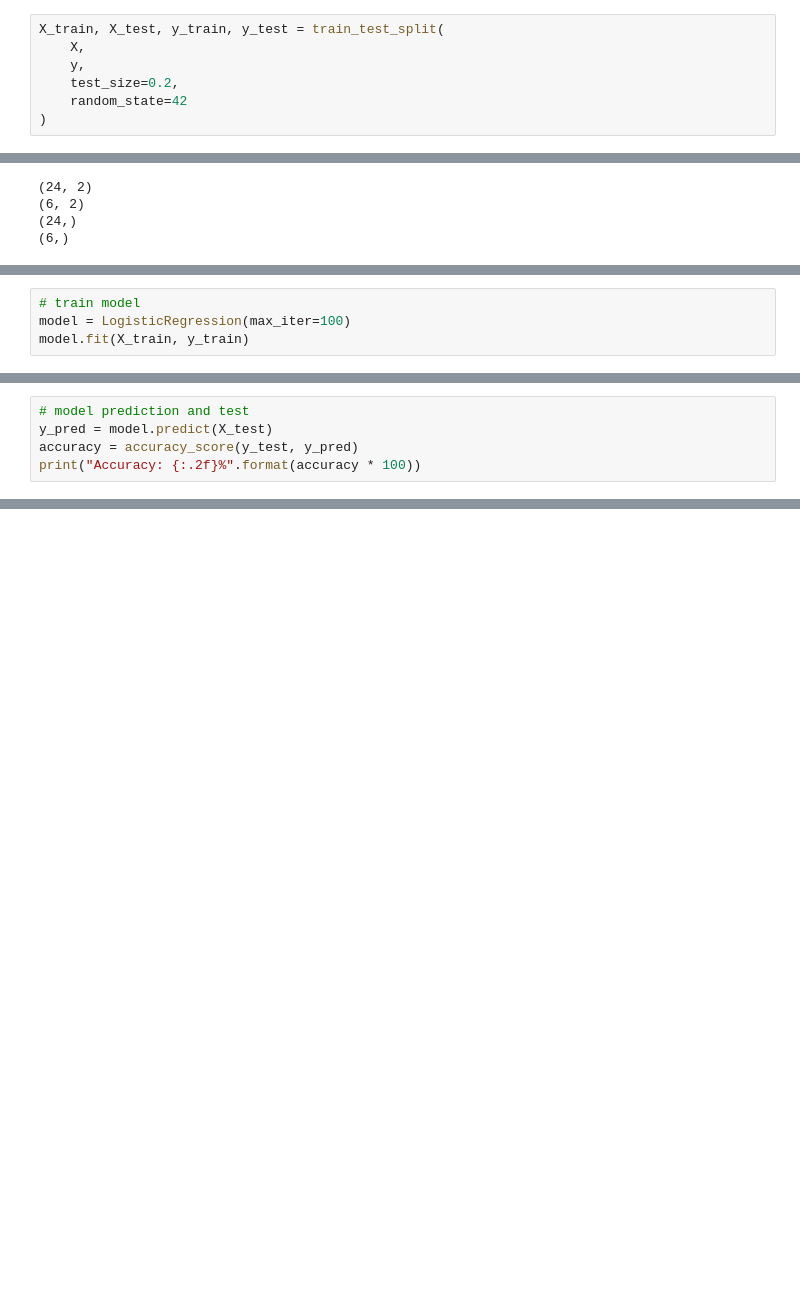
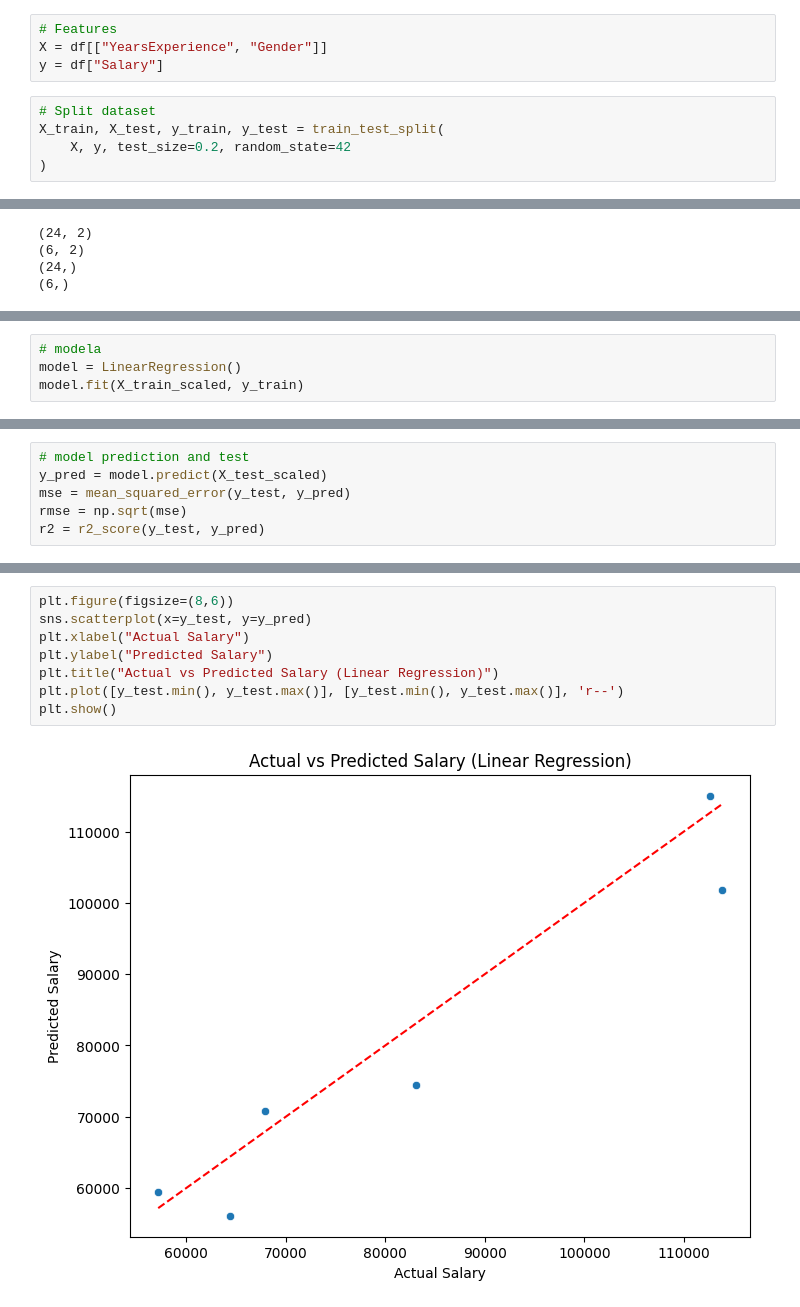
Before and after one commit to heorhii-lytvynenko/ai_linear_regression, a Jupyter notebook: linear-regression.ipynb, the cells around one changed output, grey strips where cells are left out. Saved outputs shown, nothing was run; the diff lists cells and outputs as text; blank space fills up the shorter version.

Commit message:
Linear Regression | v3

```diff
--- a/linear-regression.ipynb
+++ b/linear-regression.ipynb
@@ -33,9 +26,11 @@ y = y_binary
+# %%
+# Features
+X = df[["YearsExperience", "Gender"]]
+y = df["Salary"]
 # %%
+# Split dataset
 X_train, X_test, y_train, y_test = train_test_split(
-    X,
-    y,
-    test_size=0.2,
-    random_state=42
+    X, y, test_size=0.2, random_state=42
 )
 # %%
 print(X_train.shape)
@@ -54,7 +48,7 @@ scaler = StandardScaler()
 X_train_scaled = scaler.fit_transform(X_train.values)
 X_test_scaled = scaler.transform(X_test.values)
 # %%
-# train model
-model = LogisticRegression(max_iter=100)
-model.fit(X_train, y_train)
+# modela
+model = LinearRegression()
+model.fit(X_train_scaled, y_train)
 # %% [output]
@@ -62,5 +56,6 @@ LogisticRegression()
 # %%
 # model prediction and test
-y_pred = model.predict(X_test)
-accuracy = accuracy_score(y_test, y_pred)
-print("Accuracy: {:.2f}%".format(accuracy * 100))
+y_pred = model.predict(X_test_scaled)
+mse = mean_squared_error(y_test, y_pred)
+rmse = np.sqrt(mse)
+r2 = r2_score(y_test, y_pred)
@@ -178,0 +85,10 @@ R² score: -13.546618663168342
+# %%
+plt.figure(figsize=(8,6))
+sns.scatterplot(x=y_test, y=y_pred)
+plt.xlabel("Actual Salary")
+plt.ylabel("Predicted Salary")
+plt.title("Actual vs Predicted Salary (Linear Regression)")
+plt.plot([y_test.min(), y_test.max()], [y_test.min(), y_test.max()], 'r--')
+plt.show()
+# %% [output]
+[figure, added]
```
Also changed, not shown: parts of 20 cells of this notebook.
